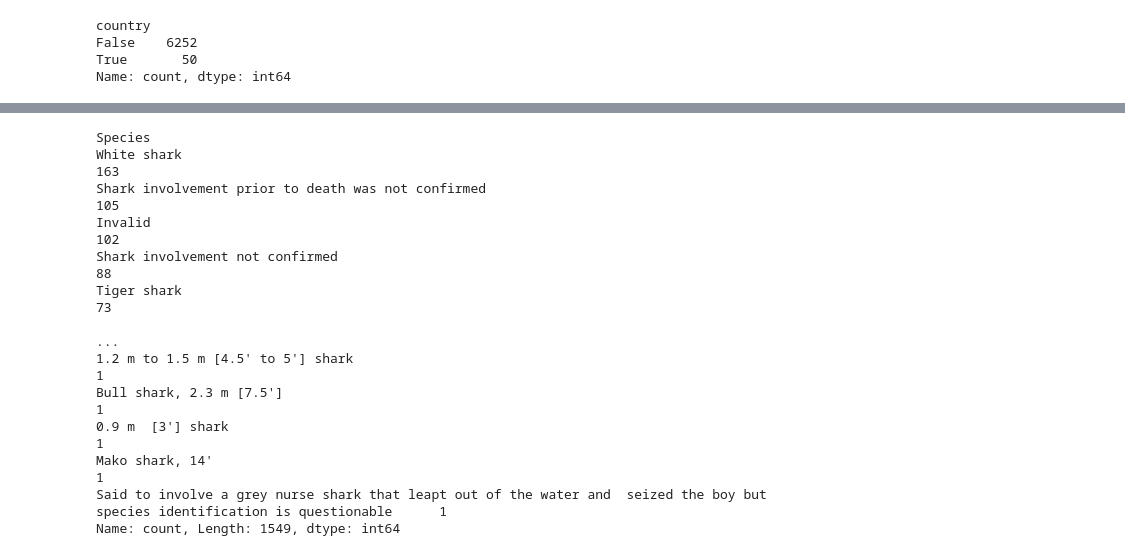
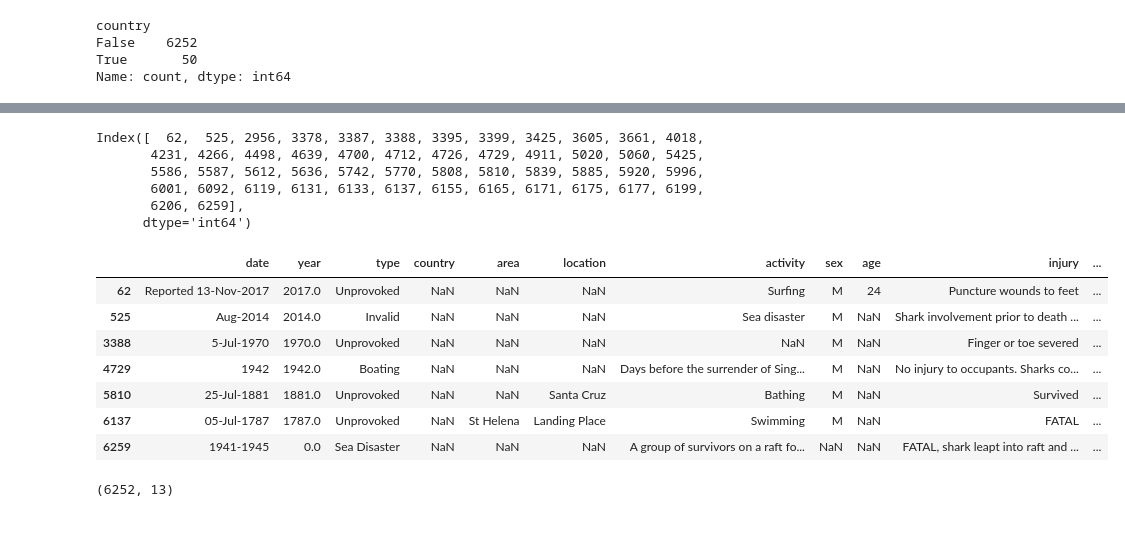
Before and after one commit to FILET81/Shark-Attack, a Jupyter notebook: Project-1.ipynb, the cells around one changed output, grey strips where cells are left out. Saved outputs shown, nothing was run; the diff lists cells and outputs as text; code cells hidden in the pictures; blank space fills up the shorter version.

```diff
--- a/Project-1.ipynb
+++ b/Project-1.ipynb
@@ -608,17 +387,32 @@ Name: count, Length: 1532, dtype: int64
-# %%
-# check values in Species
-sharks_copy["Species "].value_counts()
-# %% [output]
-Species
-White shark                                                                                                                      163
-Shark involvement prior to death was not confirmed                                                                               105
-Invalid                                                                                                                          102
-Shark involvement not confirmed                                                                                                   88
-Tiger shark                                                                                                                       73
-                                                                                                                                ...
-1.2 m to 1.5 m [4.5' to 5'] shark                                                                                                  1
-Bull shark, 2.3 m [7.5']                                                                                                           1
-0.9 m  [3'] shark                                                                                                                  1
-Mako shark, 14'                                                                                                                    1
-Said to involve a grey nurse shark that leapt out of the water and  seized the boy but species identification is questionable      1
-Name: count, Length: 1549, dtype: int64
+# %%
+# data cleaning - renaming
+# country names - check for position for NaN
+nan_country_positions = sharks_copy_cleaned[sharks_copy_cleaned["country"].isna()].index
+nan_country_positions
+# %% [output]
+Index([  62,  525, 2956, 3378, 3387, 3388, 3395, 3399, 3425, 3605, 3661, 4018,
+       4231, 4266, 4498, 4639, 4700, 4712, 4726, 4729, 4911, 5020, 5060, 5425,
+       5586, 5587, 5612, 5636, 5742, 5770, 5808, 5810, 5839, 5885, 5920, 5996,
+       6001, 6092, 6119, 6131, 6133, 6137, 6155, 6165, 6171, 6175, 6177, 6199,
+       6206, 6259],
+      dtype='int64')
+# %%
+sharks_copy_cleaned.loc[[62, 525, 3388, 4729, 5810, 6137, 6259]]     # check data for some of the above index list
+# %% [output]
+|  | date | year | type | country | area | location | activity | sex | age | injury | ... |
+| 62 | Reported 13-Nov-2017 | 2017.0 | Unprovoked | NaN | NaN | NaN | Surfing | M | 24 | Puncture wounds to feet | ... |
+| 525 | Aug-2014 | 2014.0 | Invalid | NaN | NaN | NaN | Sea disaster | M | NaN | Shark involvement prior to death ... | ... |
+| 3388 | 5-Jul-1970 | 1970.0 | Unprovoked | NaN | NaN | NaN | NaN | M | NaN | Finger or toe severed | ... |
+| 4729 | 1942 | 1942.0 | Boating | NaN | NaN | NaN | Days before the surrender of Sing... | M | NaN | No injury to occupants. Sharks co... | ... |
+| 5810 | 25-Jul-1881 | 1881.0 | Unprovoked | NaN | NaN | Santa Cruz | Bathing | M | NaN | Survived | ... |
+| 6137 | 05-Jul-1787 | 1787.0 | Unprovoked | NaN | St Helena | Landing Place | Swimming | M | NaN | FATAL | ... |
+| 6259 | 1941-1945 | 0.0 | Sea Disaster | NaN | NaN | NaN | A group of survivors on a raft fo... | NaN | NaN | FATAL, shark leapt into raft and ... | ... |
+# %%
+# data cleaning - renaming
+# country names - dropping indexes with NaN values since difficult to replace an amount not significant compare to whole datafarme
+# reset indexes and check the current dataframe size
+sharks_copy_cleaned.dropna(subset=["country"], inplace = True)
+sharks_copy_cleaned.reset_index(inplace = True, drop = True)
+sharks_copy_cleaned.shape
+# %% [output]
+(6252, 13)
```
Also changed, not shown: parts of 56 cells of this notebook, 1 other file.
